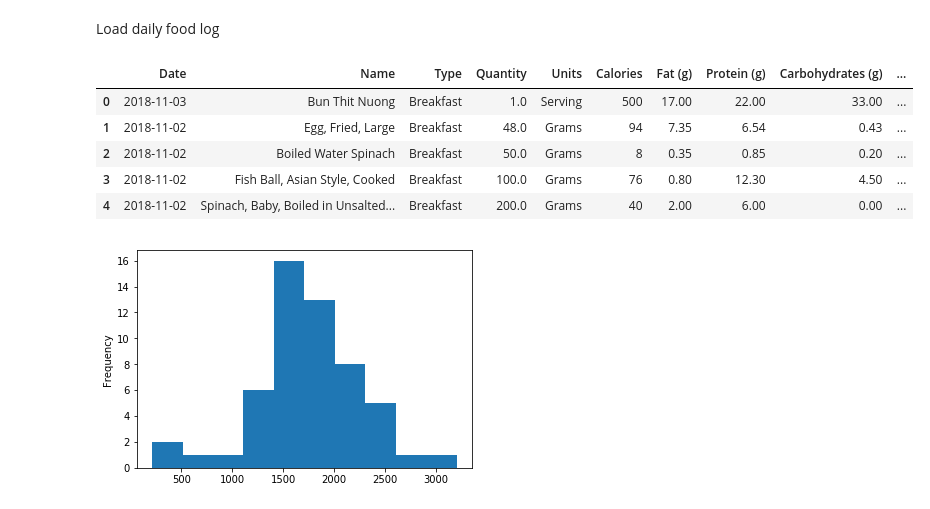
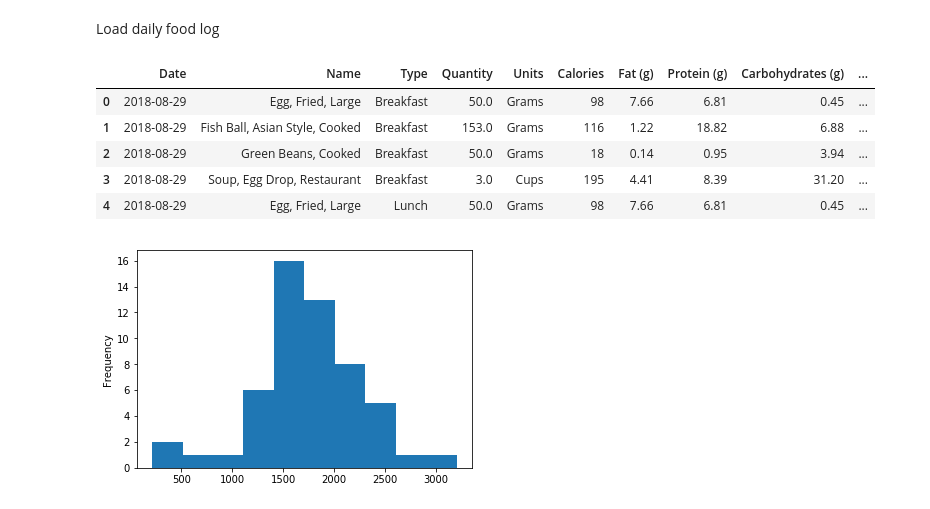
Before and after one commit to khanhnguyendata/logweight, a Jupyter notebook: logweight.ipynb, the cells around one changed output. Drawn from its saved outputs; the diff is of its cells as text; code cells hidden in the pictures.

Commit message:
Replace individual food diary CSVs with combined food CSV

```diff
--- a/logweight.ipynb
+++ b/logweight.ipynb
@@ -16,14 +20,14 @@ Load daily food log
 # %%
 # food = pd.concat(pd.read_csv(filename, thousands=',', parse_dates=['Date']) for filename in os.listdir('.') if filename.startswith('Weekly'))
-food = pd.read_csv('food.csv')
+food = pd.read_csv('food.csv', parse_dates=['Date'])
 food.head()
 # %% [output]
 |  | Date | Name | Type | Quantity | Units | Calories | Fat (g) | Protein (g) | Carbohydrates (g) | ... |
-| 0 | 2018-11-03 | Bun Thit Nuong | Breakfast | 1.0 | Serving | 500 | 17.00 | 22.00 | 33.00 | ... |
-| 1 | 2018-11-02 | Egg, Fried, Large | Breakfast | 48.0 | Grams | 94 | 7.35 | 6.54 | 0.43 | ... |
-| 2 | 2018-11-02 | Boiled Water Spinach | Breakfast | 50.0 | Grams | 8 | 0.35 | 0.85 | 0.20 | ... |
-| 3 | 2018-11-02 | Fish Ball, Asian Style, Cooked | Breakfast | 100.0 | Grams | 76 | 0.80 | 12.30 | 4.50 | ... |
-| 4 | 2018-11-02 | Spinach, Baby, Boiled in Unsalted... | Breakfast | 200.0 | Grams | 40 | 2.00 | 6.00 | 0.00 | ... |
+| 0 | 2018-08-29 | Egg, Fried, Large | Breakfast | 50.0 | Grams | 98 | 7.66 | 6.81 | 0.45 | ... |
+| 1 | 2018-08-29 | Fish Ball, Asian Style, Cooked | Breakfast | 153.0 | Grams | 116 | 1.22 | 18.82 | 6.88 | ... |
+| 2 | 2018-08-29 | Green Beans, Cooked | Breakfast | 50.0 | Grams | 18 | 0.14 | 0.95 | 3.94 | ... |
+| 3 | 2018-08-29 | Soup, Egg Drop, Restaurant | Breakfast | 3.0 | Cups | 195 | 4.41 | 8.39 | 31.20 | ... |
+| 4 | 2018-08-29 | Egg, Fried, Large | Lunch | 50.0 | Grams | 98 | 7.66 | 6.81 | 0.45 | ... |
 # %%
 daily_cal = food.groupby('Date')['Calories'].sum()
 # %%
```
Also changed, not shown: parts of 2 cells of this notebook, 10 other files.
